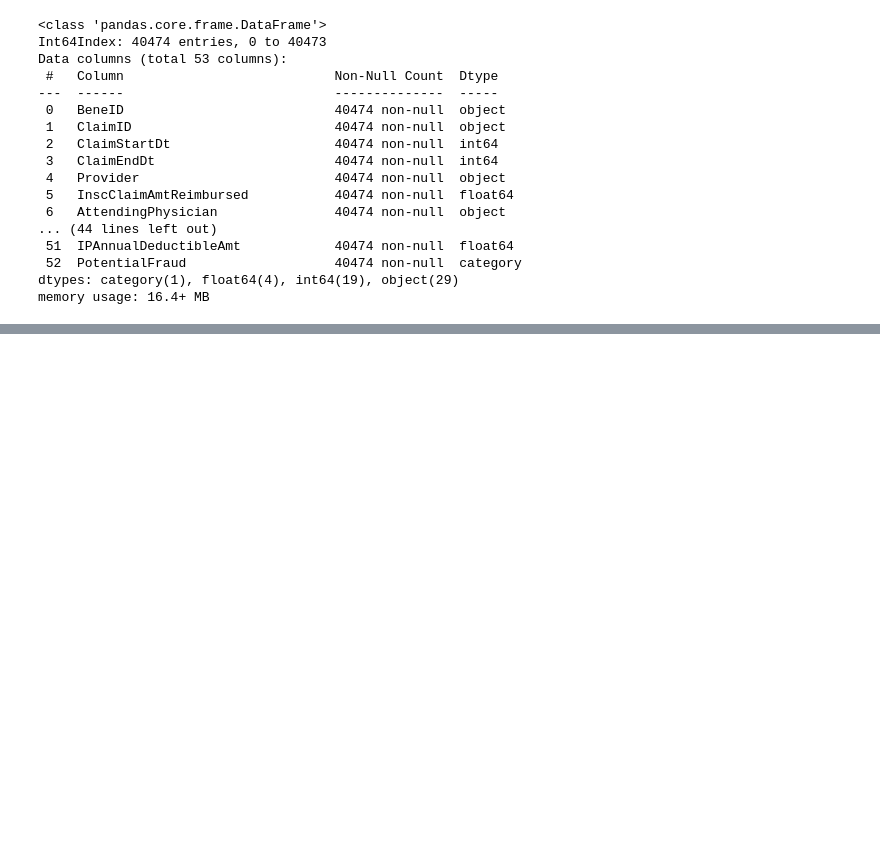
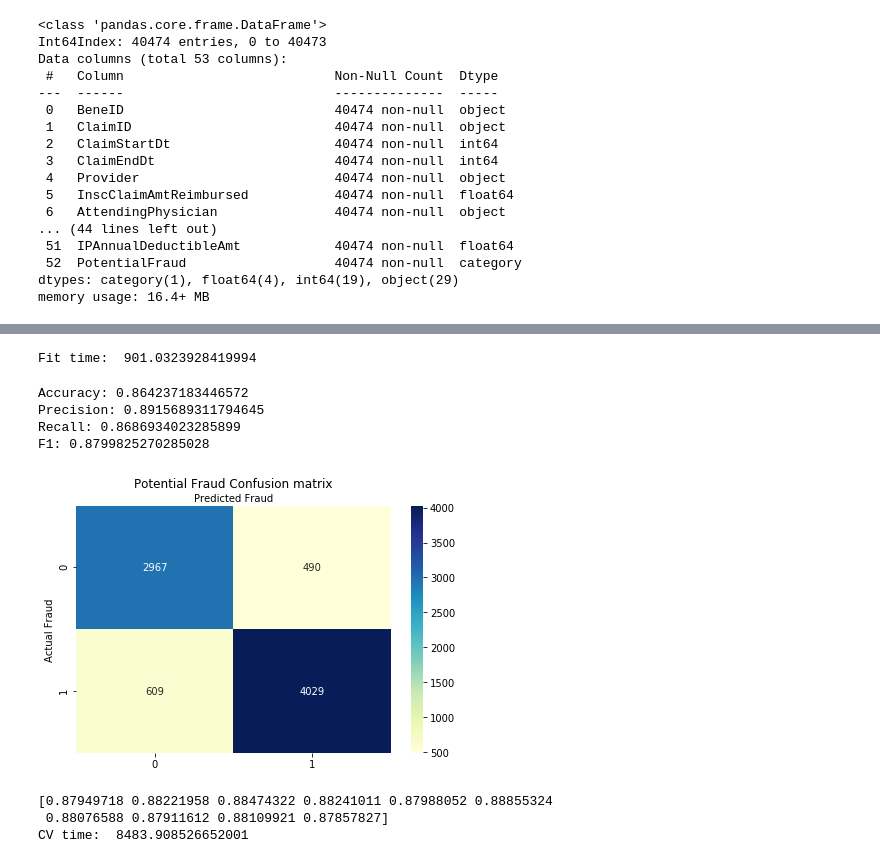
Before and after one commit to sachinac/ML7331, a Jupyter notebook: minilab-dustin.ipynb, the cells around one changed output, grey strips where cells are left out. Drawn from its saved outputs; the diff is of its cells as text; code cells hidden in the pictures; blank space fills up the shorter version.

Commit message:
Add 10fold CV

```diff
--- a/minilab-dustin.ipynb
+++ b/minilab-dustin.ipynb
@@ -161,40 +161,64 @@ start_time = timeit.default_timer()
 # Logistic Regression
 from sklearn.linear_model import LogisticRegression
 # This line works, takes about 15 minutes to train
-#logreg = LogisticRegression(penalty='l2', random_state=86, solver='sag', n_jobs=-1)
+logreg = LogisticRegression(penalty='l2', random_state=86, solver='sag', n_jobs=-1)
 
-# This is what I'm working on, still trying to get this to train w/o crashing.
-logreg = LogisticRegression(penalty='l2', random_state=86, solver='lbfgs', n_jobs=-1)
+# I haven't been able to get this to train w/o crashing.
+#logreg = LogisticRegression(penalty='l2', random_state=86, solver='lbfgs', n_jobs=-1)
 
 # fit the model
 logreg.fit(X_train,y_train)
 
 fit_time = timeit.default_timer() - start_time
 print("Fit time: ", fit_time)
+# %% [output]
+Fit time:  901.0323928419994
 # %%
 #After fitting, you can play around with predictions to really see the effect of the probability threshold
 
 # Build predictions:
-y_pred=logreg.predict_proba(X_test)[:,1] > .51
+y_pred=logreg.predict_proba(X_test)[:,1] > .515
 
 # import the metrics class
 from sklearn import metrics
 cnf_matrix = metrics.confusion_matrix(y_test, y_pred)
 
 class_names=[0,1] # name  of classes
 fig, ax = plt.subplots()
 tick_marks = np.arange(len(class_names))
 plt.xticks(tick_marks, class_names)
 plt.yticks(tick_marks, class_names)
 
 # create heatmap
 sns.heatmap(pd.DataFrame(cnf_matrix), annot=True, cmap="YlGnBu" ,fmt='g')
 ax.xaxis.set_label_position("top")
 plt.tight_layout()
 plt.title('Potential Fraud Confusion matrix', y=1.1)
 plt.ylabel('Actual Fraud')
 plt.xlabel('Predicted Fraud')
 
 print("Accuracy:",metrics.accuracy_score(y_test, y_pred))
 print("Precision:",metrics.precision_score(y_test, y_pred))
 print("Recall:",metrics.recall_score(y_test, y_pred))
+print("F1:",metrics.f1_score(y_test, y_pred))
+# %% [output]
+Accuracy: 0.864237183446572
+Precision: 0.8915689311794645
+Recall: 0.8686934023285899
+F1: 0.8799825270285028
+[figure, added]
+# %%
+#cross Validation (10 fold CV takes about 2.5 hours)
+start_time = timeit.default_timer()
+from sklearn.model_selection import cross_val_score, ShuffleSplit
+
+cv = ShuffleSplit(n_splits=10, test_size=.2, random_state=86)
+f1scores = cross_val_score(logreg, X, Y, cv=cv, scoring='f1') # this also can help with parallelism
+print(f1scores)
+
+cv_time = timeit.default_timer() - start_time
+print("CV time: ", cv_time)
+# %% [output]
+[0.87949718 0.88221958 0.88474322 0.88241011 0.87988052 0.88855324
+ 0.88076588 0.87911612 0.88109921 0.87857827]
+CV time:  8483.908526652001
```
Also changed, not shown: parts of 1 cell of this notebook.
